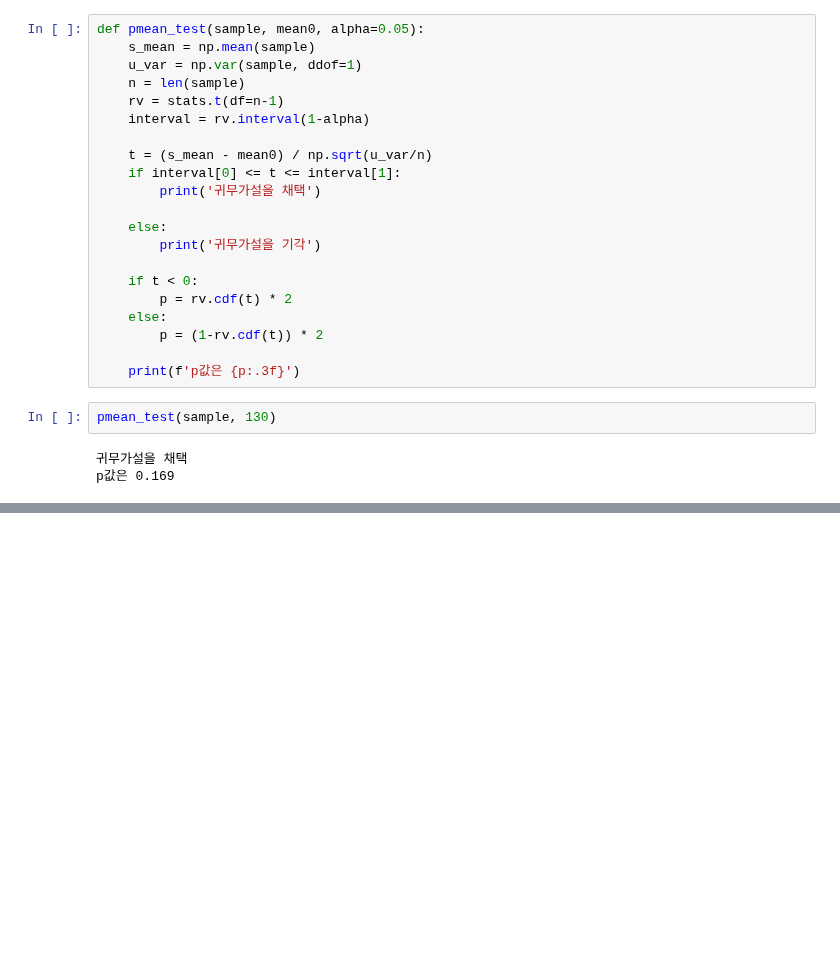
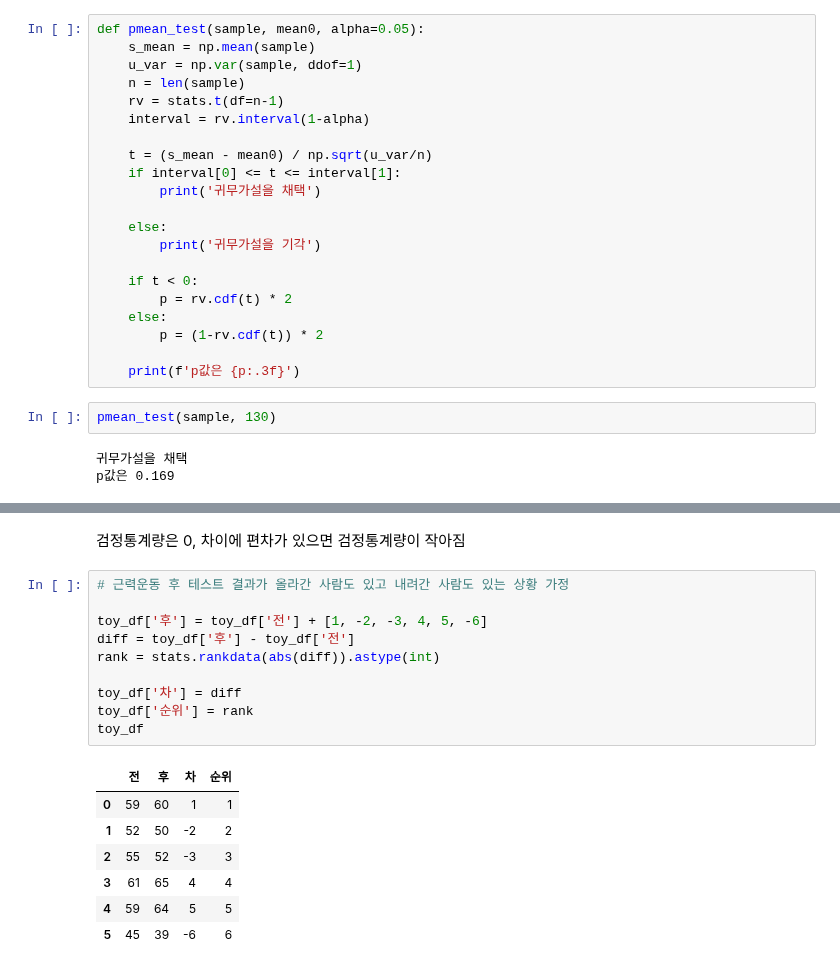
Before and after one commit to suhyehye/ADP-study, a Jupyter notebook: 누구나파이썬통계분석/11. 통계적 가설 검정/ch_11.ipynb, the cells around one changed output, grey strips where cells are left out. Saved outputs shown, nothing was run; the diff lists cells and outputs as text; blank space fills up the shorter version.

```diff
--- a/누구나파이썬통계분석/11. 통계적 가설 검정/ch_11.ipynb
+++ b/누구나파이썬통계분석/11. 통계적 가설 검정/ch_11.ipynb
@@ -212,0 +349,20 @@ t, p
+# %% [markdown]
+검정통계량은 0, 차이에 편차가 있으면 검정통계량이 작아짐
+# %%
+# 근력운동 후 테스트 결과가 올라간 사람도 있고 내려간 사람도 있는 상황 가정
+
+toy_df['후'] = toy_df['전'] + [1, -2, -3, 4, 5, -6]
+diff = toy_df['후'] - toy_df['전']
+rank = stats.rankdata(abs(diff)).astype(int)
+
+toy_df['차'] = diff
+toy_df['순위'] = rank
+toy_df
+# %% [output]
+|  | 전 | 후 | 차 | 순위 |
+| 0 | 59 | 60 | 1 | 1 |
+| 1 | 52 | 50 | -2 | 2 |
+| 2 | 55 | 52 | -3 | 3 |
+| 3 | 61 | 65 | 4 | 4 |
+| 4 | 59 | 64 | 5 | 5 |
+| 5 | 45 | 39 | -6 | 6 |
```
Also changed, not shown: parts of 72 cells of this notebook.
